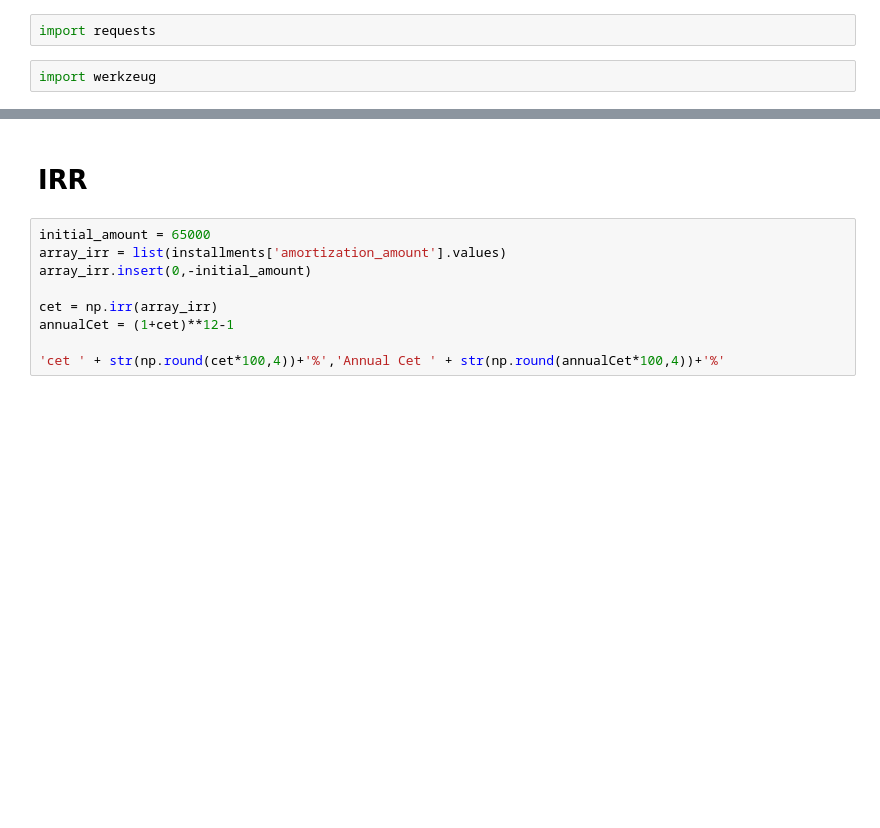
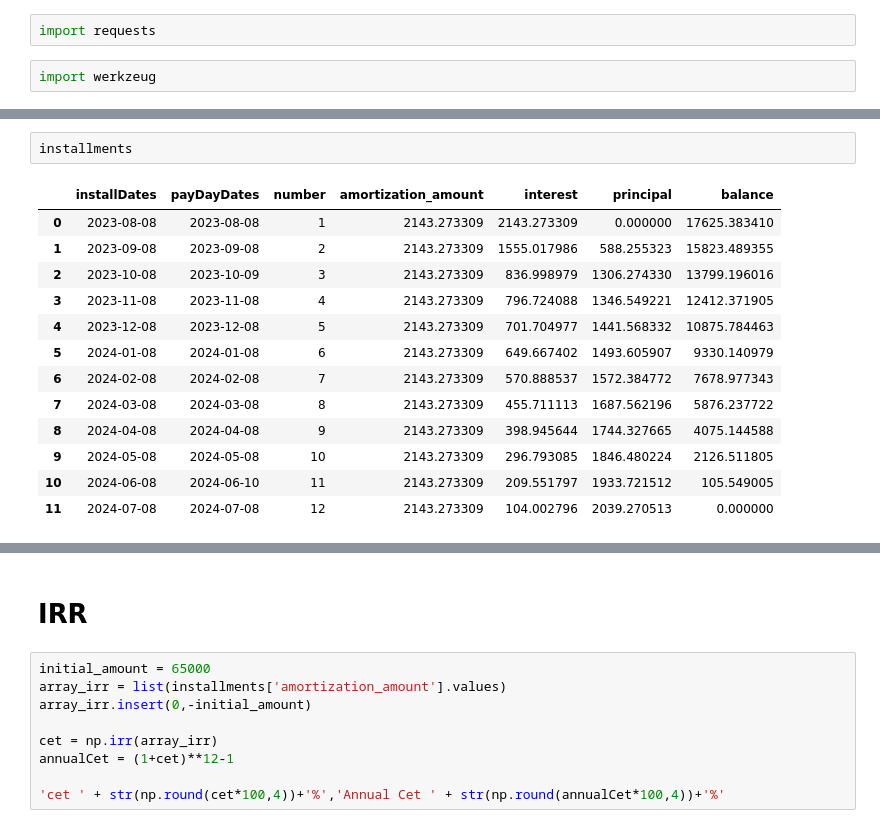
Before and after one commit to ormenesse/install-application, a Jupyter notebook: Testes/app/TEST_INSTALL.ipynb, the cells around one changed output, grey strips where cells are left out. Saved outputs shown, nothing was run; the diff lists cells and outputs as text; blank space fills up the shorter version.

```diff
--- a/Testes/app/TEST_INSTALL.ipynb
+++ b/Testes/app/TEST_INSTALL.ipynb
@@ -313,0 +152,16 @@ NameError: name 'installments' is not defined
+# %%
+installments
+# %% [output]
+|  | installDates | payDayDates | number | amortization_amount | interest | principal | balance |
+| 0 | 2023-08-08 | 2023-08-08 | 1 | 2143.273309 | 2143.273309 | 0.000000 | 17625.383410 |
+| 1 | 2023-09-08 | 2023-09-08 | 2 | 2143.273309 | 1555.017986 | 588.255323 | 15823.489355 |
+| 2 | 2023-10-08 | 2023-10-09 | 3 | 2143.273309 | 836.998979 | 1306.274330 | 13799.196016 |
+| 3 | 2023-11-08 | 2023-11-08 | 4 | 2143.273309 | 796.724088 | 1346.549221 | 12412.371905 |
+| 4 | 2023-12-08 | 2023-12-08 | 5 | 2143.273309 | 701.704977 | 1441.568332 | 10875.784463 |
+| 5 | 2024-01-08 | 2024-01-08 | 6 | 2143.273309 | 649.667402 | 1493.605907 | 9330.140979 |
+| 6 | 2024-02-08 | 2024-02-08 | 7 | 2143.273309 | 570.888537 | 1572.384772 | 7678.977343 |
+| 7 | 2024-03-08 | 2024-03-08 | 8 | 2143.273309 | 455.711113 | 1687.562196 | 5876.237722 |
+| 8 | 2024-04-08 | 2024-04-08 | 9 | 2143.273309 | 398.945644 | 1744.327665 | 4075.144588 |
+| 9 | 2024-05-08 | 2024-05-08 | 10 | 2143.273309 | 296.793085 | 1846.480224 | 2126.511805 |
+| 10 | 2024-06-08 | 2024-06-10 | 11 | 2143.273309 | 209.551797 | 1933.721512 | 105.549005 |
+| 11 | 2024-07-08 | 2024-07-08 | 12 | 2143.273309 | 104.002796 | 2039.270513 | 0.000000 |
```
Also changed, not shown: parts of 57 cells of this notebook, 12 other files.
